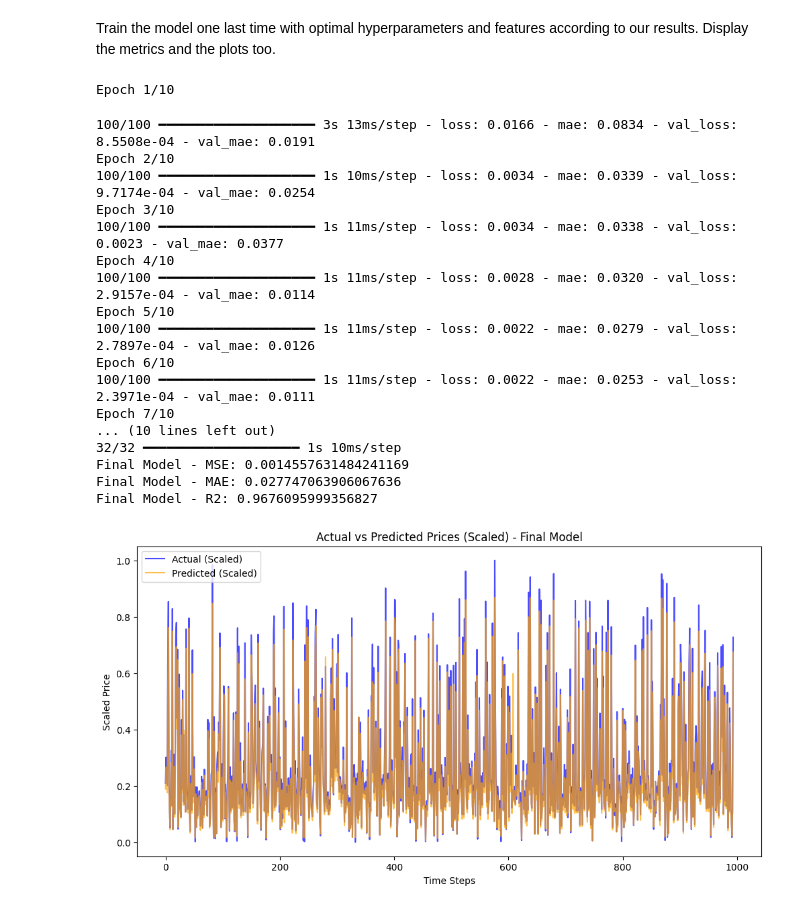
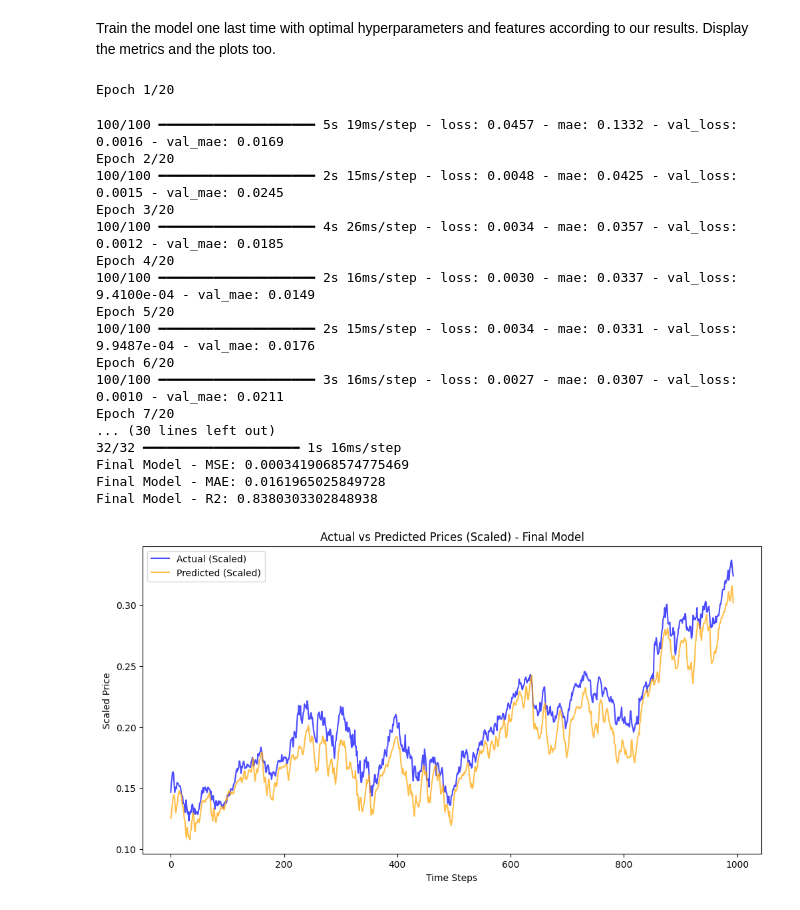
Before and after one commit to eul3rrr/math482-finance, a Jupyter notebook: main.ipynb, the cells around one changed output. Drawn from its saved outputs; the diff is of its cells as text; code cells hidden in the pictures.

```diff
--- a/main.ipynb
+++ b/main.ipynb
@@ -575,8 +639,10 @@ X_sequences, y_sequences = create_sequences(X, y, window_size=30)
 # Reshape for CNN input
 X_sequences = X_sequences.reshape((X_sequences.shape[0], X_sequences.shape[1], X_sequences.shape[2]))
 
-# Split into train and test sets
-X_train, X_test, y_train, y_test = train_test_split(X_sequences, y_sequences, test_size=0.2, random_state=42)
+# Sequential split: Use 80% of the data for training, 20% for testing
+train_size = int(len(X_sequences) * 0.8)  # 80% training
+X_train, X_test = X_sequences[:train_size], X_sequences[train_size:]
+y_train, y_test = y_sequences[:train_size], y_sequences[train_size:]
 
 # Build and train the model
 final_model = Sequential([
@@ -753,12 +819,15 @@ Optimal Hyperparameters: {'filters': 32, 'kernel_size': 3, 'pool_size': 2, 'lstm
 # %% [markdown]
 Train the model one last time with optimal hyperparameters and features according to our results. Display the metrics and the plots too.
 # %%
+from tensorflow.keras.optimizers import Adam
+import random
+
 # Build the final model with optimal hyperparameters
 final_model = Sequential([
     Conv1D(filters=64, kernel_size=3, activation='relu', input_shape=(30, X_train.shape[2])),
-    MaxPooling1D(pool_size=3),
+    MaxPooling1D(pool_size=2),
     LSTM(100, activation='relu'),
-    Dropout(0.2),
+    Dropout(0.3),
     Dense(1)
 ])
 
@@ -769,55 +838,55 @@ final_model.compile(optimizer=optimizer, loss='mean_squared_error', metrics=['ma
 # Train the model with optimal batch size and epochs
 final_model.fit(
     X_train, y_train,
-    epochs=10,
+    epochs=20,
     batch_size=32,
     validation_split=0.2,
     verbose=1
 )
 
 # Evaluate the model on the test set
 test_loss, test_mae = final_model.evaluate(X_test, y_test)
 print(f"Test Loss (MSE): {test_loss}")
 print(f"Test MAE: {test_mae}")
 
 # Predict on test data
 y_pred = final_model.predict(X_test)
 
 # Calculate metrics
 test_mse = mean_squared_error(y_test, y_pred)
 test_mae = mean_absolute_error(y_test, y_pred)
 test_r2 = r2_score(y_test, y_pred)
 
 print(f"Final Model - MSE: {test_mse}")
 print(f"Final Model - MAE: {test_mae}")
 print(f"Final Model - R2: {test_r2}")
 
 # Plot actual vs predicted prices (scaled)
 plt.figure(figsize=(12, 6))
 plt.plot(y_test, label='Actual (Scaled)', color='blue', alpha=0.7)
 plt.plot(y_pred, label='Predicted (Scaled)', color='orange', alpha=0.7)
 plt.title('Actual vs Predicted Prices (Scaled) - Final Model')
 plt.xlabel('Time Steps')
 plt.ylabel('Scaled Price')
 plt.legend()
 plt.show()
 # %% [output]
-Epoch 1/10
+Epoch 1/20
-100/100 ━━━━━━━━━━━━━━━━━━━━ 3s 13ms/step - loss: 0.0166 - mae: 0.0834 - val_loss: 8.5508e-04 - val_mae: 0.0191
-Epoch 2/10
-100/100 ━━━━━━━━━━━━━━━━━━━━ 1s 10ms/step - loss: 0.0034 - mae: 0.0339 - val_loss: 9.7174e-04 - val_mae: 0.0254
-Epoch 3/10
-100/100 ━━━━━━━━━━━━━━━━━━━━ 1s 11ms/step - loss: 0.0034 - mae: 0.0338 - val_loss: 0.0023 - val_mae: 0.0377
-Epoch 4/10
-100/100 ━━━━━━━━━━━━━━━━━━━━ 1s 11ms/step - loss: 0.0028 - mae: 0.0320 - val_loss: 2.9157e-04 - val_mae: 0.0114
-Epoch 5/10
-100/100 ━━━━━━━━━━━━━━━━━━━━ 1s 11ms/step - loss: 0.0022 - mae: 0.0279 - val_loss: 2.7897e-04 - val_mae: 0.0126
-Epoch 6/10
-100/100 ━━━━━━━━━━━━━━━━━━━━ 1s 11ms/step - loss: 0.0022 - mae: 0.0253 - val_loss: 2.3971e-04 - val_mae: 0.0111
-Epoch 7/10
-... (10 lines left out)
-32/32 ━━━━━━━━━━━━━━━━━━━━ 1s 10ms/step
-Final Model - MSE: 0.0014557631484241169
-Final Model - MAE: 0.027747063906067636
-Final Model - R2: 0.9676095999356827
+100/100 ━━━━━━━━━━━━━━━━━━━━ 5s 19ms/step - loss: 0.0457 - mae: 0.1332 - val_loss: 0.0016 - val_mae: 0.0169
+Epoch 2/20
+100/100 ━━━━━━━━━━━━━━━━━━━━ 2s 15ms/step - loss: 0.0048 - mae: 0.0425 - val_loss: 0.0015 - val_mae: 0.0245
+Epoch 3/20
+100/100 ━━━━━━━━━━━━━━━━━━━━ 4s 26ms/step - loss: 0.0034 - mae: 0.0357 - val_loss: 0.0012 - val_mae: 0.0185
+Epoch 4/20
+100/100 ━━━━━━━━━━━━━━━━━━━━ 2s 16ms/step - loss: 0.0030 - mae: 0.0337 - val_loss: 9.4100e-04 - val_mae: 0.0149
+Epoch 5/20
+100/100 ━━━━━━━━━━━━━━━━━━━━ 2s 15ms/step - loss: 0.0034 - mae: 0.0331 - val_loss: 9.9487e-04 - val_mae: 0.0176
+Epoch 6/20
+100/100 ━━━━━━━━━━━━━━━━━━━━ 3s 16ms/step - loss: 0.0027 - mae: 0.0307 - val_loss: 0.0010 - val_mae: 0.0211
+Epoch 7/20
+... (30 lines left out)
+32/32 ━━━━━━━━━━━━━━━━━━━━ 1s 16ms/step
+Final Model - MSE: 0.0003419068574775469
+Final Model - MAE: 0.0161965025849728
+Final Model - R2: 0.8380303302848938
-[figure, old version]
+[figure, new version]
```
Also changed, not shown: parts of 10 cells of this notebook.
